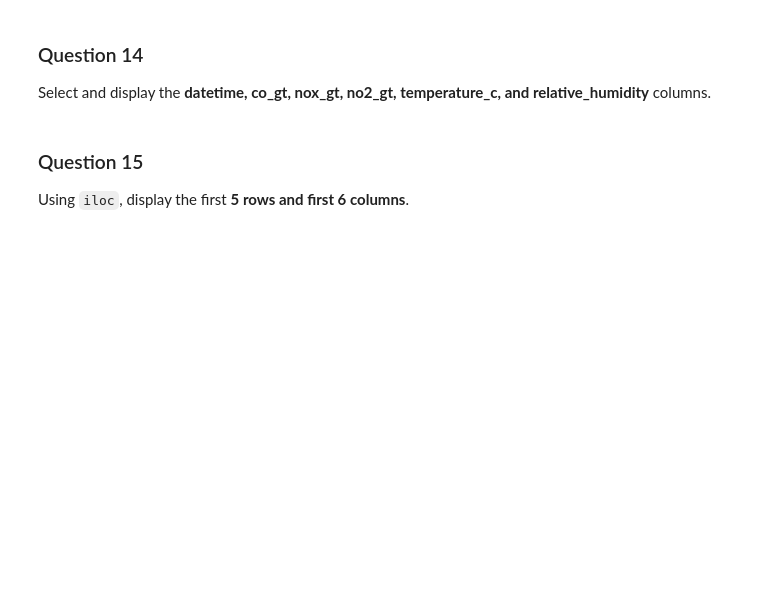
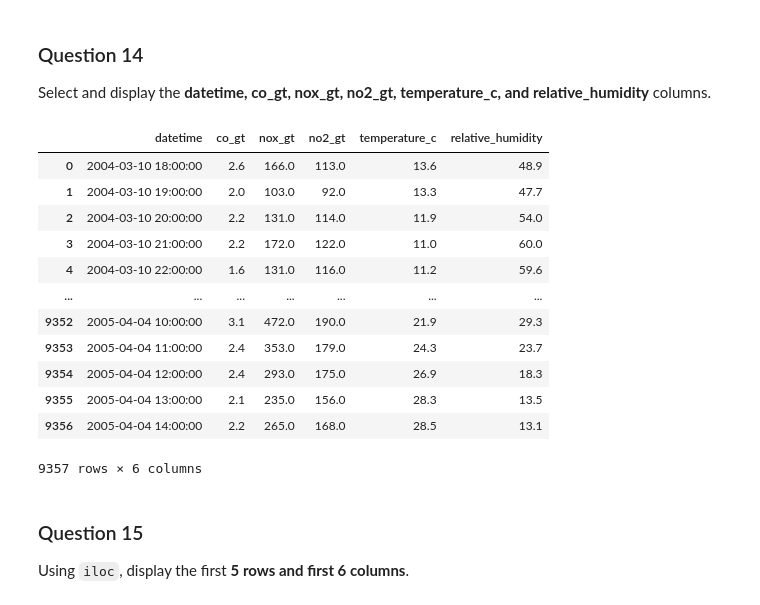
Before and after one commit to sumitshinde4585/Liha-tech-Assignments, a Jupyter notebook: Data-Science-Assignments-main/Assignment 8/Air_Quality_Beginner_to_Intermediate_Pandas_Practice.ipynb, the cells around one changed output. Drawn from its saved outputs; the diff is of its cells as text; code cells hidden in the pictures; blank space fills up the shorter version.

```diff
--- a/Data-Science-Assignments-main/Assignment 8/Air_Quality_Beginner_to_Intermediate_Pandas_Practice.ipynb
+++ b/Data-Science-Assignments-main/Assignment 8/Air_Quality_Beginner_to_Intermediate_Pandas_Practice.ipynb
@@ -101,6 +256,22 @@ Select and display only the **temperature_c** column from `df_clean`.
 # %% [markdown]
 ### Question 14
 Select and display the **datetime, co_gt, nox_gt, no2_gt, temperature_c, and relative_humidity** columns.
+# %%
+df[['datetime','co_gt','nox_gt','no2_gt','temperature_c','relative_humidity']]
+# %% [output]
+|  | datetime | co_gt | nox_gt | no2_gt | temperature_c | relative_humidity |
+| 0 | 2004-03-10 18:00:00 | 2.6 | 166.0 | 113.0 | 13.6 | 48.9 |
+| 1 | 2004-03-10 19:00:00 | 2.0 | 103.0 | 92.0 | 13.3 | 47.7 |
+| 2 | 2004-03-10 20:00:00 | 2.2 | 131.0 | 114.0 | 11.9 | 54.0 |
+| 3 | 2004-03-10 21:00:00 | 2.2 | 172.0 | 122.0 | 11.0 | 60.0 |
+| 4 | 2004-03-10 22:00:00 | 1.6 | 131.0 | 116.0 | 11.2 | 59.6 |
+| ... | ... | ... | ... | ... | ... | ... |
+| 9352 | 2005-04-04 10:00:00 | 3.1 | 472.0 | 190.0 | 21.9 | 29.3 |
+| 9353 | 2005-04-04 11:00:00 | 2.4 | 353.0 | 179.0 | 24.3 | 23.7 |
+| 9354 | 2005-04-04 12:00:00 | 2.4 | 293.0 | 175.0 | 26.9 | 18.3 |
+| 9355 | 2005-04-04 13:00:00 | 2.1 | 235.0 | 156.0 | 28.3 | 13.5 |
+| 9356 | 2005-04-04 14:00:00 | 2.2 | 265.0 | 168.0 | 28.5 | 13.1 |
+9357 rows × 6 columns
 # %% [markdown]
 ### Question 15
 Using `iloc`, display the first **5 rows and first 6 columns**.
```
Also changed, not shown: parts of 21 cells of this notebook.
